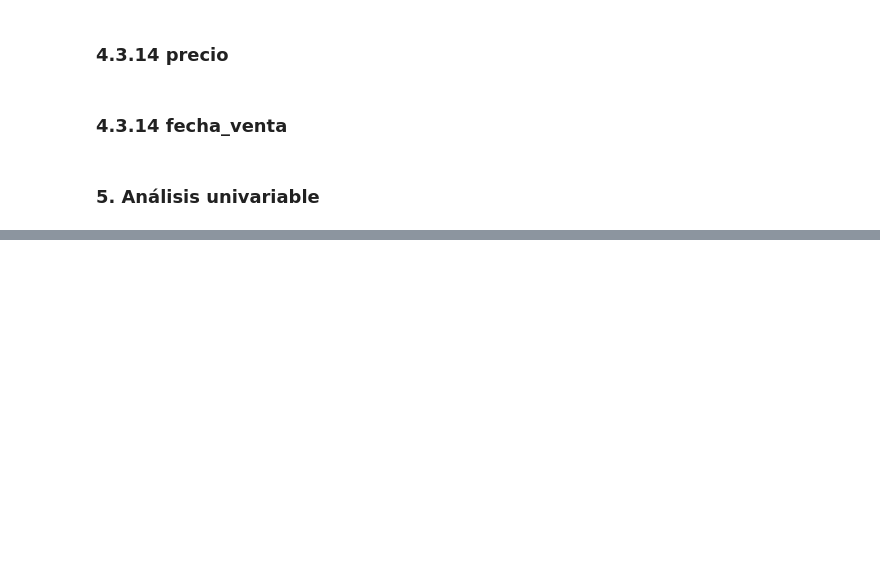
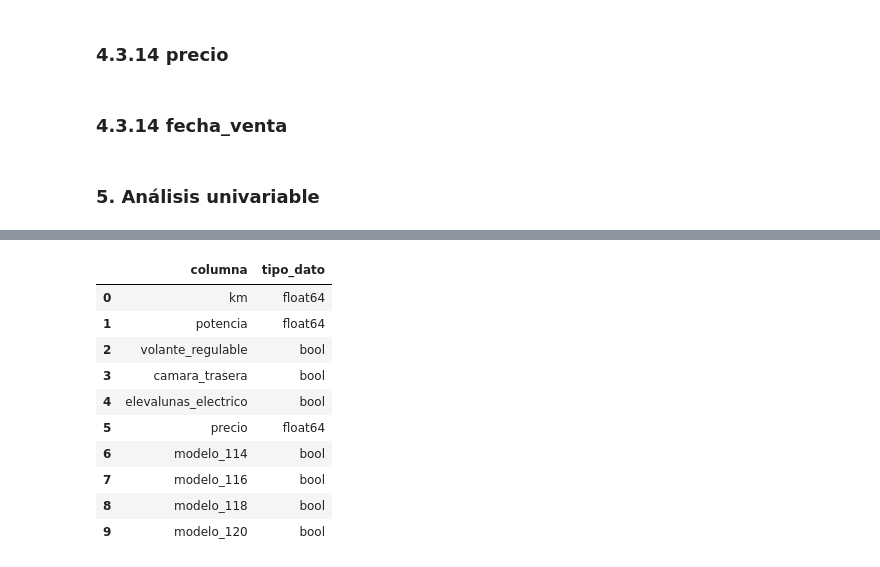
Before and after one commit to tvgtech/BMW_Proj, a Jupyter notebook: Pedro_BMW.ipynb, the cells around one changed output, grey strips where cells are left out. Drawn from its saved outputs; the diff is of its cells as text; code cells hidden in the pictures; blank space fills up the shorter version.

```diff
--- a/Pedro_BMW.ipynb
+++ b/Pedro_BMW.ipynb
@@ -499,0 +504,4 @@ memory usage: 571.0+ KB
+# %%
+import pickle
+with open('dataset/final_pickle', 'rb') as input:
+    bmw_final = pickle.load(input)
@@ -499,0 +554,8 @@ memory usage: 571.0+ KB
+# %%
+col_dict = {
+    'columna': [],
+    'tipo_dato': []
+}
+for col in bmw_final:
+    col_dict['columna'].append(col)
+    col_dict['tipo_dato'].append(bmw_final.dtypes[col])
@@ -499,0 +582,16 @@ memory usage: 571.0+ KB
+# %%
+df_col_dtypes = pd.DataFrame(col_dict)
+# %%
+df_col_dtypes.head(10)
+# %% [output]
+|  | columna | tipo_dato |
+| 0 | km | float64 |
+| 1 | potencia | float64 |
+| 2 | volante_regulable | bool |
+| 3 | camara_trasera | bool |
+| 4 | elevalunas_electrico | bool |
+| 5 | precio | float64 |
+| 6 | modelo_114 | bool |
+| 7 | modelo_116 | bool |
+| 8 | modelo_118 | bool |
+| 9 | modelo_120 | bool |
```
Also changed, not shown: parts of 7 cells of this notebook.
